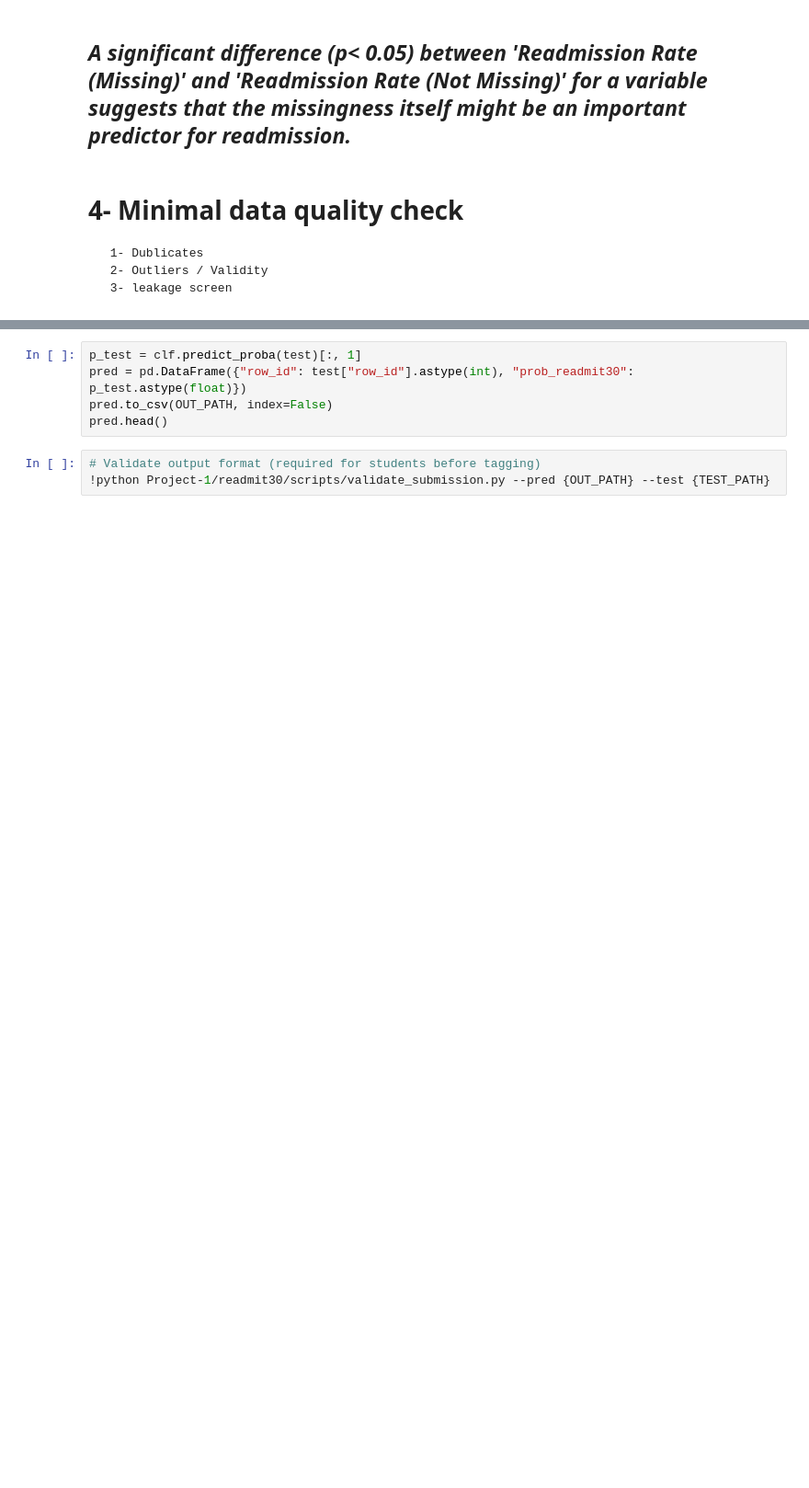
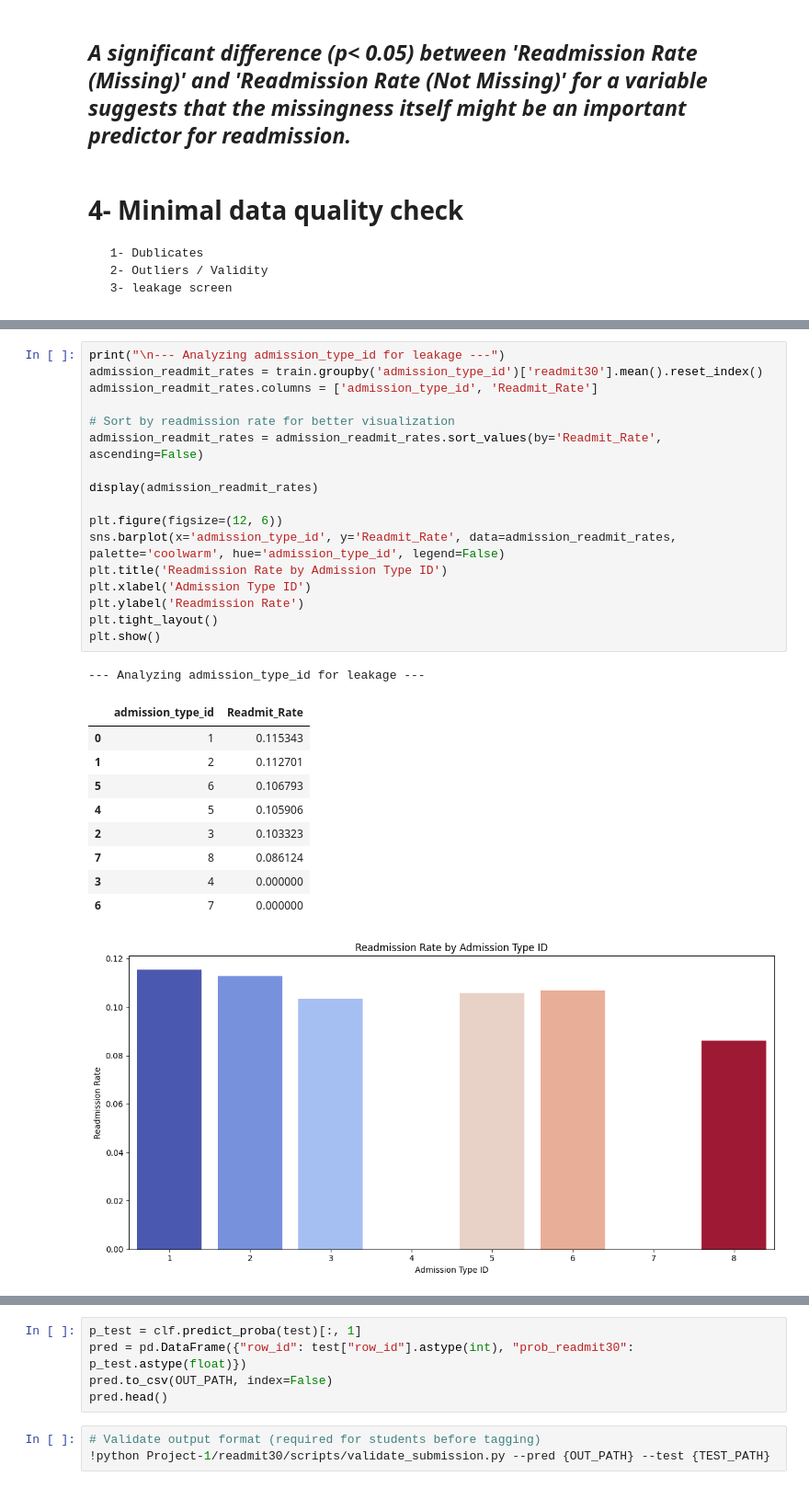
Before and after one commit to joezein71/AIHC-5010-Winter-2026, a Jupyter notebook: 20260122_Assignment1_Colab_Workflow_Zein.ipynb, the cells around one changed output, grey strips where cells are left out. Shown at 92% size. Cells and saved outputs as stored; diff of their text form; blank space fills up the shorter version.

```diff
--- a/20260122_Assignment1_Colab_Workflow_Zein.ipynb
+++ b/20260122_Assignment1_Colab_Workflow_Zein.ipynb
@@ -475,0 +902,29 @@ for col in variables_to_analyze:
+# %%
+print("\n--- Analyzing admission_type_id for leakage ---")
+admission_readmit_rates = train.groupby('admission_type_id')['readmit30'].mean().reset_index()
+admission_readmit_rates.columns = ['admission_type_id', 'Readmit_Rate']
+
+# Sort by readmission rate for better visualization
+admission_readmit_rates = admission_readmit_rates.sort_values(by='Readmit_Rate', ascending=False)
+
+display(admission_readmit_rates)
+
+plt.figure(figsize=(12, 6))
+sns.barplot(x='admission_type_id', y='Readmit_Rate', data=admission_readmit_rates, palette='coolwarm', hue='admission_type_id', legend=False)
+plt.title('Readmission Rate by Admission Type ID')
+plt.xlabel('Admission Type ID')
+plt.ylabel('Readmission Rate')
+plt.tight_layout()
+plt.show()
+# %% [output]
+--- Analyzing admission_type_id for leakage ---
+|  | admission_type_id | Readmit_Rate |
+| 0 | 1 | 0.115343 |
+| 1 | 2 | 0.112701 |
+| 5 | 6 | 0.106793 |
+| 4 | 5 | 0.105906 |
+| 2 | 3 | 0.103323 |
+| 7 | 8 | 0.086124 |
+| 3 | 4 | 0.000000 |
+| 6 | 7 | 0.000000 |
+[figure, added]
```
Also changed, not shown: parts of 39 cells of this notebook.
